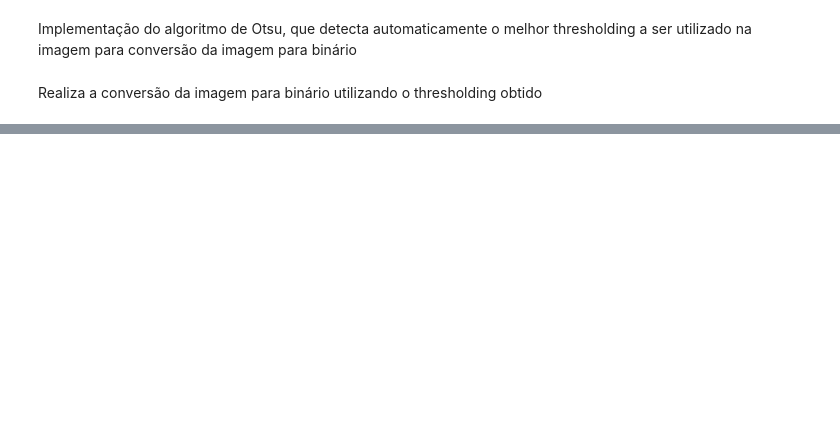
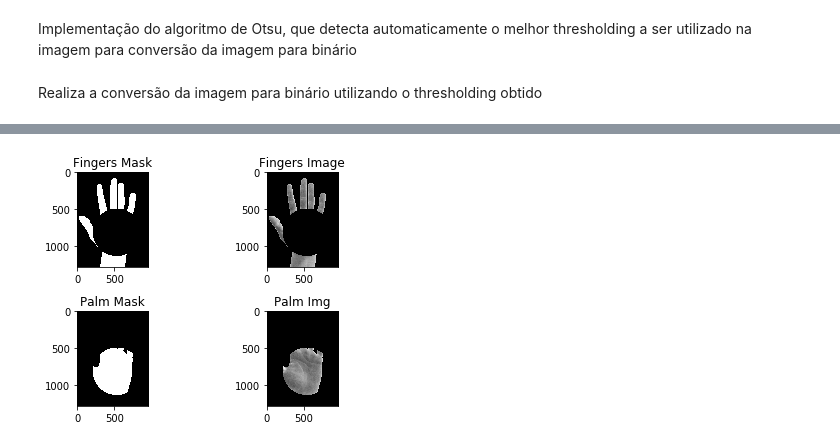
Before and after one commit to leticiarina/BiometricRecognition, a Jupyter notebook: biometricRecognition.ipynb, the cells around one changed output, grey strips where cells are left out. Drawn from its saved outputs; the diff is of its cells as text; code cells hidden in the pictures; blank space fills up the shorter version.

Commit message:
Added finger isolation

```diff
--- a/biometricRecognition.ipynb
+++ b/biometricRecognition.ipynb
@@ -196,0 +200,60 @@ plt.show()
+# %%
+def cutFingersPalm(image, mask, cnt, defects):
+    img = cv2.cvtColor(image, cv2.COLOR_BGR2GRAY)
+
+    # Finding cut points
+    points = []
+    for i in range(defects.shape[0]):
+        start = tuple( cnt[defects[i  ,0,2]][0] )
+        points.append(start)
+
+    # Adjusting the array for minEnclosingCircle
+    # Needs to be an array of format (ROWSx1x2), where each row has a tuple with (1, (x,y) ), x and y coordinates of each point
+    array = np.array(points)
+    array = array.reshape((-1,1,2))
+
+    # calculates the minimum enclosing circle of the hand
+    (x,y),radius = cv2.minEnclosingCircle(array)
+    center = (int(x),int(y))
+    radius = int(radius)
+
+    # Cutting hand from fingers_mask
+    fingers_mask = np.copy(mask)
+    cv2.circle(fingers_mask,center,radius,(0),-1)
+
+    # Cutting fingers from image
+    fingers_image = img*(fingers_mask.astype(image.dtype))
+
+    # Drawing palm_mask. Palm mask is an AND between the minEnclosingCircle and mask
+    palm_mask = np.zeros_like(mask)
+    cv2.circle(palm_mask,center,radius,(255),-1)
+    palm_mask = cv2.bitwise_and(palm_mask, mask)
+
+    # Cutting the palm from the original image
+    palm_image = img * (palm_mask.astype(image.dtype))
+
+    return (fingers_mask, fingers_image, palm_mask, palm_image)
+
+
+fingers_mask, fingers_image, palm_mask, palm_image = cutFingersPalm(image, res[1], res[2], res[3])
+
+plt.subplot(221)
+plt.title('Fingers Mask')
+plt.imshow(fingers_mask, cmap='gray')
+
+plt.subplot(222)
+plt.title('Fingers Image')
+plt.imshow(fingers_image, cmap='gray')
+
+plt.subplot(223)
+plt.title('Palm Mask')
+plt.imshow(palm_mask, cmap='gray')
+
+plt.subplot(224)
+plt.title('Palm Img')
+plt.imshow(palm_image, cmap='gray')
+
+plt.tight_layout()
+plt.show()
+# %% [output]
+[figure, added]
```
Also changed, not shown: parts of 7 cells of this notebook.
